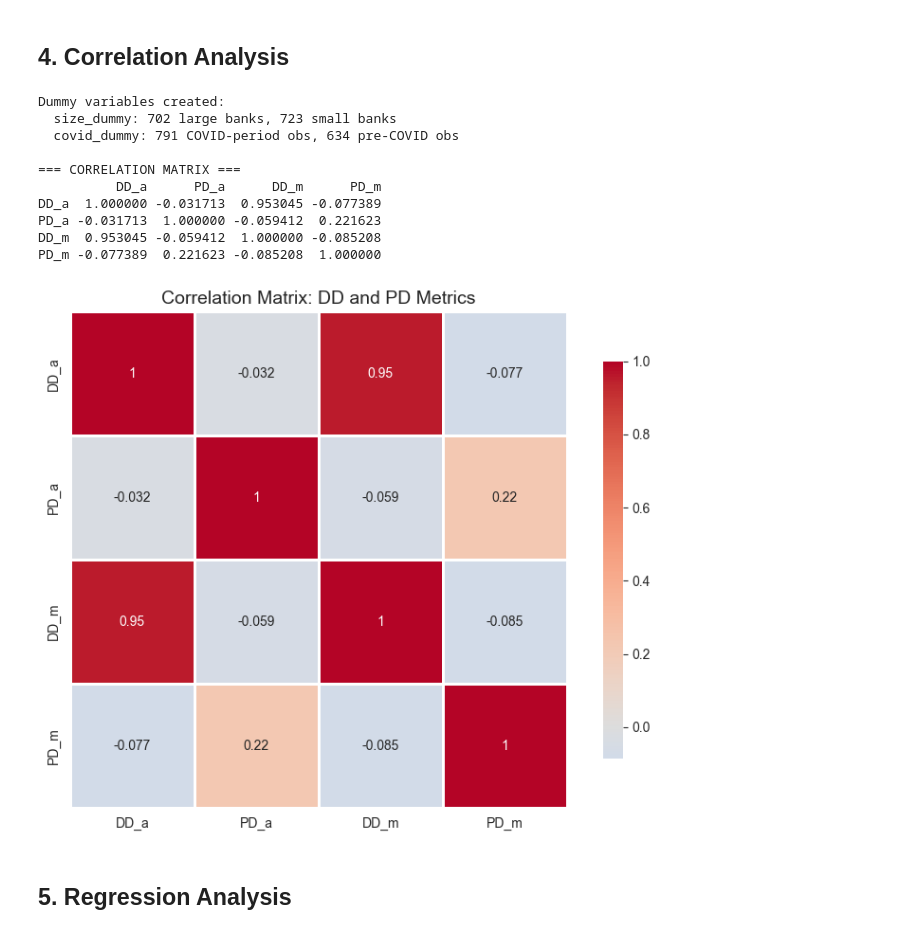
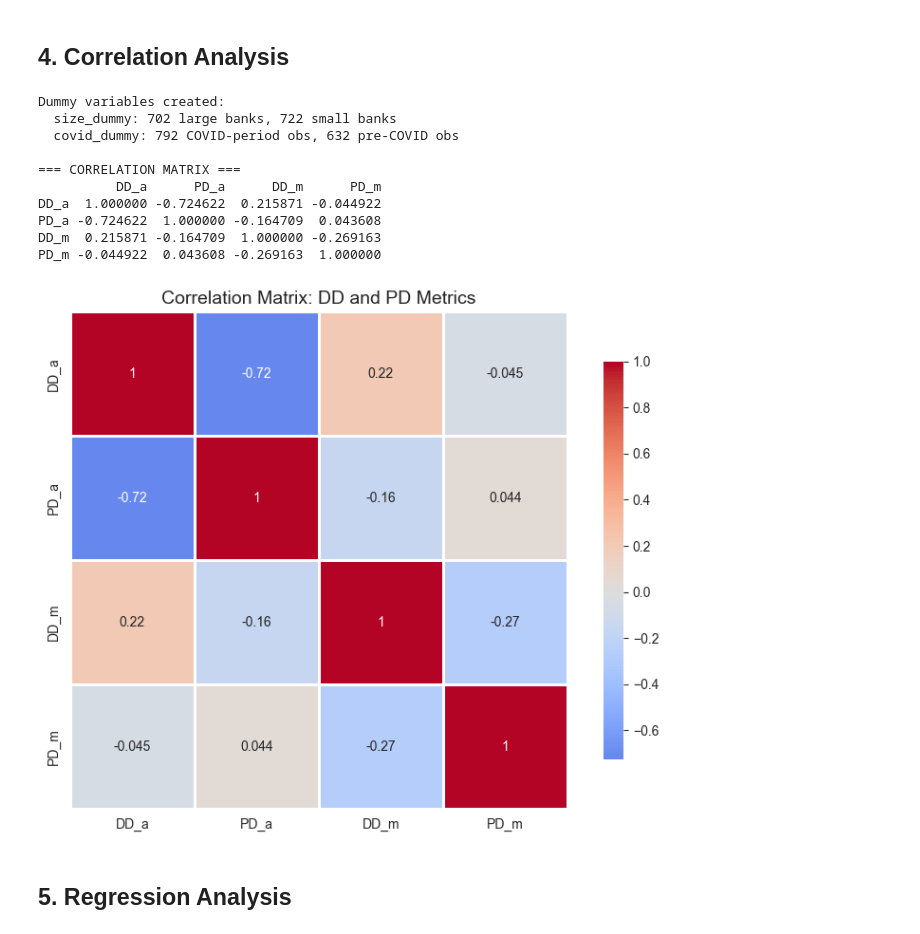
Before and after one commit to GuillaumeBld/Bank_Risk_Analytics, a Jupyter notebook: analysis.ipynb, the cells around one changed output. Drawn from its saved outputs; the diff is of its cells as text; code cells hidden in the pictures.

```diff
--- a/analysis.ipynb
+++ b/analysis.ipynb
@@ -152,0 +104,24 @@ Columns: ['instrument', 'year', 'a_E', 'a_E_source', 'a_weak_E_proxy', 'a_E_pb',
+# %%
+# Load the analysis-ready file written by merging.ipynb.
+# v3.0 picked whichever merged_*.csv had the newest mtime, which is not a
+# provenance rule; this reads a stable name and states what it got.
+import sys
+root = next(p for p in [Path.cwd(), *Path.cwd().parents] if (p / "ddpd").is_dir())
+sys.path.insert(0, str(root))
+
+analysis_file = root / "data" / "outputs" / "datasheet" / "esg_dd_pd_latest.csv"
+if not analysis_file.exists():
+    raise FileNotFoundError(
+        f"{analysis_file.name} not found. Run merging.ipynb first, "
+        "which runs the acceptance gate before writing it."
+    )
+
+df = pd.read_csv(analysis_file, low_memory=False)
+print(f"Loading: {analysis_file.name}")
+print(f"Dataset: {len(df)} rows, {len(df.columns)} columns")
+print(f"Duplicate (ticker, year) keys: {df.duplicated(['ticker','year']).sum()}")
+print()
+print(f"barrier convention : {df['barrier_convention'].dropna().unique()}")
+print(f"equity source      : {df['equity_source'].dropna().unique()}")
+print(f"DD_m is {df['measure_m'].dropna().iloc[0]}, DD_a is {df['measure_a'].dropna().iloc[0]}"
+      " -- their PD levels are NOT comparable")
@@ -292,20 +275,20 @@ else:
 # %%
 # Construct size and COVID dummies
 # Size dummy: median split (handle NaN)
-if 'a_total_assets' in df.columns:
-    median_assets = df['a_total_assets'].median()
-    df['size_dummy'] = (df['a_total_assets'] > median_assets).fillna(0).astype(int)
-elif 'm_total_assets' in df.columns:
-    median_assets = df['m_total_assets'].median()
-    df['size_dummy'] = (df['m_total_assets'] > median_assets).fillna(0).astype(int)
+if 'total_assets' in df.columns:
+    median_assets = df['total_assets'].median()
+    df['size_dummy'] = (df['total_assets'] > median_assets).fillna(0).astype(int)
+elif 'total_assets' in df.columns:
+    median_assets = df['total_assets'].median()
+    df['size_dummy'] = (df['total_assets'] > median_assets).fillna(0).astype(int)
 else:
     print('[WARN] No total assets column found')
 
 # COVID dummy: prefer existing column, else derive from year (handle NaN)
-if 'a_covid' in df.columns:
-    df['covid_dummy'] = df['a_covid'].fillna(0).astype(int)
-elif 'm_covid' in df.columns:
-    df['covid_dummy'] = df['m_covid'].fillna(0).astype(int)
+if 'covid' in df.columns:
+    df['covid_dummy'] = df['covid'].fillna(0).astype(int)
+elif 'covid' in df.columns:
+    df['covid_dummy'] = df['covid'].fillna(0).astype(int)
 elif 'covid' in df.columns:
     df['covid_dummy'] = df['covid'].fillna(0).astype(int)
 elif 'year' in df.columns:
@@ -316,40 +299,40 @@ else:
 print(f"\nDummy variables created:")
 if 'size_dummy' in df.columns:
     print(f"  size_dummy: {df['size_dummy'].sum()} large banks, {(~df['size_dummy'].astype(bool)).sum()} small banks")
 if 'covid_dummy' in df.columns:
     print(f"  covid_dummy: {df['covid_dummy'].sum()} COVID-period obs, {(~df['covid_dummy'].astype(bool)).sum()} pre-COVID obs")
 
 # Correlation matrix for key variables
 corr_vars = ['DD_a', 'PD_a', 'DD_m', 'PD_m']
 # Filter to only columns that exist
 corr_vars_available = [v for v in corr_vars if v in df.columns]
 if len(corr_vars_available) >= 2:
     corr_matrix = df[corr_vars_available].corr()
 
     print("\n=== CORRELATION MATRIX ===")
     print(corr_matrix)
 
     # Heatmap
     plt.figure(figsize=(8, 6))
     sns.heatmap(corr_matrix, annot=True, cmap='coolwarm', center=0,
                 square=True, linewidths=1, cbar_kws={"shrink": 0.8})
     plt.title('Correlation Matrix: DD and PD Metrics', fontsize=14)
     plt.tight_layout()
     plt.show()
 else:
     print("[WARN] Insufficient variables for correlation matrix")
 # %% [output]
 Dummy variables created:
-  size_dummy: 702 large banks, 723 small banks
-  covid_dummy: 791 COVID-period obs, 634 pre-COVID obs
+  size_dummy: 702 large banks, 722 small banks
+  covid_dummy: 792 COVID-period obs, 632 pre-COVID obs
 
 === CORRELATION MATRIX ===
           DD_a      PD_a      DD_m      PD_m
-DD_a  1.000000 -0.031713  0.953045 -0.077389
-PD_a -0.031713  1.000000 -0.059412  0.221623
-DD_m  0.953045 -0.059412  1.000000 -0.085208
-PD_m -0.077389  0.221623 -0.085208  1.000000
+DD_a  1.000000 -0.724622  0.215871 -0.044922
+PD_a -0.724622  1.000000 -0.164709  0.043608
+DD_m  0.215871 -0.164709  1.000000 -0.269163
+PD_m -0.044922  0.043608 -0.269163  1.000000
-[figure, old version]
+[figure, new version]
 # %% [markdown]
 ## 5. Regression Analysis
 # %%
```
Also changed, not shown: parts of 25 cells of this notebook, 12 other files.
